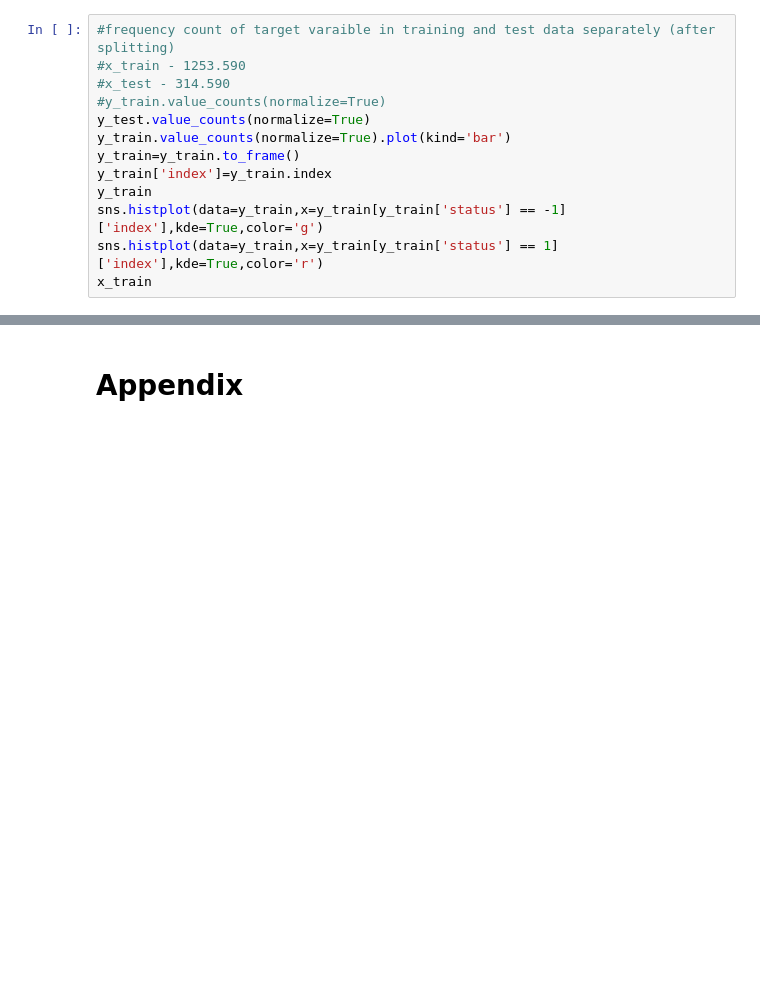
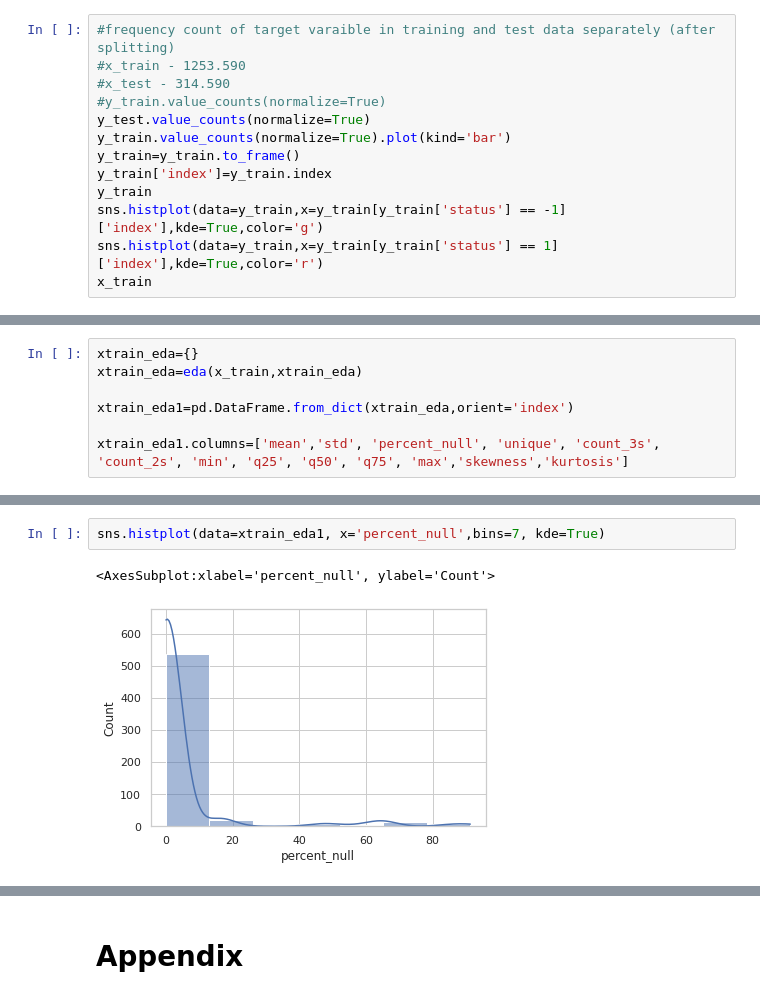
Before and after one commit to hinatanvir/Fault-Detection-SECOM, a Jupyter notebook: Presentation_1_Hina.ipynb, the cells around one changed output, grey strips where cells are left out. Saved outputs shown, nothing was run; the diff lists cells and outputs as text; blank space fills up the shorter version.

```diff
--- a/Presentation_1_Hina.ipynb
+++ b/Presentation_1_Hina.ipynb
@@ -328,0 +331,7 @@ x_train
+# %%
+xtrain_eda={}
+xtrain_eda=eda(x_train,xtrain_eda)
+
+xtrain_eda1=pd.DataFrame.from_dict(xtrain_eda,orient='index')
+
+xtrain_eda1.columns=['mean','std', 'percent_null', 'unique', 'count_3s', 'count_2s', 'min', 'q25', 'q50', 'q75', 'max','skewness','kurtosis']
@@ -328,0 +354,5 @@ x_train
+# %%
+sns.histplot(data=xtrain_eda1, x='percent_null',bins=7, kde=True)
+# %% [output]
+<AxesSubplot:xlabel='percent_null', ylabel='Count'>
+[figure, added]
```
Also changed, not shown: parts of 16 cells of this notebook.
